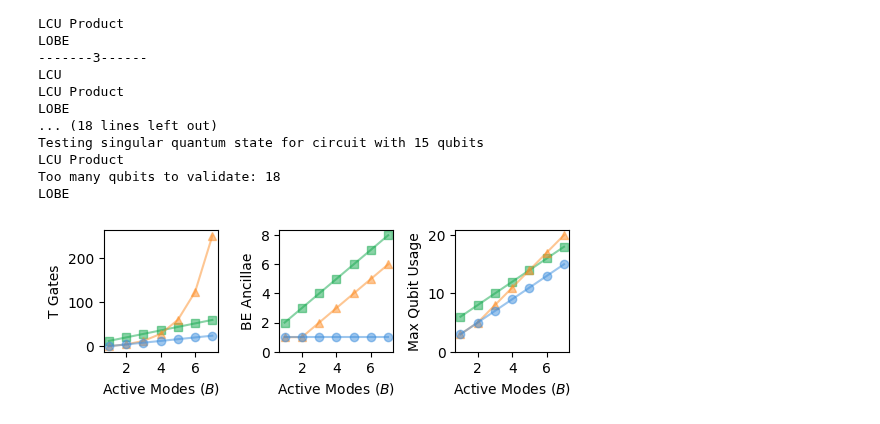
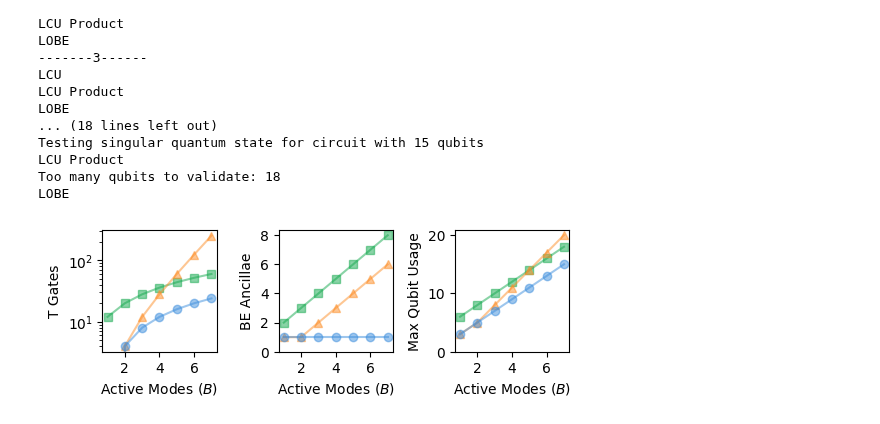
Before and after one commit to Tufts-QIQC/LOBE, a Jupyter notebook: notebooks/benchmarking/components/fermionic_operators.ipynb, the cells around one changed output. Saved outputs shown, nothing was run; the diff lists cells and outputs as text; code cells hidden in the pictures.

```diff
--- a/notebooks/benchmarking/components/fermionic_operators.ipynb
+++ b/notebooks/benchmarking/components/fermionic_operators.ipynb
@@ -584,32 +585,33 @@ LOBE
 # %%
 fig, axes = plt.subplots(1, 3, figsize=(14 / 2.54, 5 / 2.54))
 
 axes[0].plot(numbers_of_active_modes, [(4*LCU_PRODUCT_DATA[i][0].number_of_elbows) + LCU_PRODUCT_DATA[i][0].number_of_t_gates for i in range(len(numbers_of_active_modes))], color=GREEN, marker='s', alpha = 0.5)
 axes[0].plot(numbers_of_active_modes, [(4*LCU_DATA[i][0].number_of_elbows) + LCU_DATA[i][0].number_of_t_gates for i in range(len(numbers_of_active_modes))], color=ORANGE, marker='^', alpha = 0.5)
 axes[0].plot(numbers_of_active_modes, [(4*LOBE_DATA[i][0].number_of_elbows) + LOBE_DATA[i][0].number_of_t_gates for i in range(len(numbers_of_active_modes))], color=BLUE, marker='o', alpha = 0.5)
 axes[0].set_ylabel("T Gates")
 axes[0].set_xlabel("Active Modes ($B$)")
+axes[0].set_yscale("log")
 
 axes[1].plot(numbers_of_active_modes, [LCU_PRODUCT_DATA[i][2] for i in range(len(numbers_of_active_modes))], color=GREEN, marker='s', alpha = 0.5)
 axes[1].plot(numbers_of_active_modes, [LCU_DATA[i][2] for i in range(len(numbers_of_active_modes))], color=ORANGE, marker='^', alpha = 0.5)
 axes[1].plot(numbers_of_active_modes, [LOBE_DATA[i][2] for i in range(len(numbers_of_active_modes))], color=BLUE, marker='o', alpha = 0.5)
 axes[1].set_ylabel("BE Ancillae")
 axes[1].set_xlabel("Active Modes ($B$)")
 axes[1].set_yticks([0, 2, 4, 6, 8])
 
 axes[2].plot(numbers_of_active_modes, [LCU_PRODUCT_DATA[i][0].ancillae_highwater() + LCU_PRODUCT_DATA[i][2] + LCU_PRODUCT_DATA[i][3] + 1 for i in range(len(numbers_of_active_modes))], color=GREEN, marker='s', alpha = 0.5, label="LCU - Product")
 axes[2].plot(numbers_of_active_modes, [LCU_DATA[i][0].ancillae_highwater() + LCU_DATA[i][2] + LCU_DATA[i][3] + 1 for i in range(len(numbers_of_active_modes))], color=ORANGE, marker='^', alpha = 0.5, label="LCU")
 axes[2].plot(numbers_of_active_modes, [LOBE_DATA[i][0].ancillae_highwater() + LOBE_DATA[i][2] + LOBE_DATA[i][3] + 1 for i in range(len(numbers_of_active_modes))], color=BLUE, marker='o', alpha = 0.5, label="LOBE")
 axes[2].plot([], [], color="black", marker='x', ls='--', alpha = 0.5, label="Hamiltonian Norm")
 axes[2].set_ylabel("Max Qubit Usage")
 axes[2].set_xlabel("Active Modes ($B$)")
 axes[2].set_yticks([0, 10, 20])
 
 axes[0].set_xticks([2, 4, 6])
 axes[1].set_xticks([2, 4, 6])
 axes[2].set_xticks([2, 4, 6])
 
 plt.tight_layout()
-# plt.savefig("../../../manuscript/figures/fermionic-hc-comparison.pdf", dpi=300)
+plt.savefig("../../../manuscript/figures/fermionic-hc-comparison.pdf", dpi=300)
 # %% [output]
-[figure, old version]
+[figure, new version]
```
Also changed, not shown: parts of 2 cells of this notebook, 59 other files.
